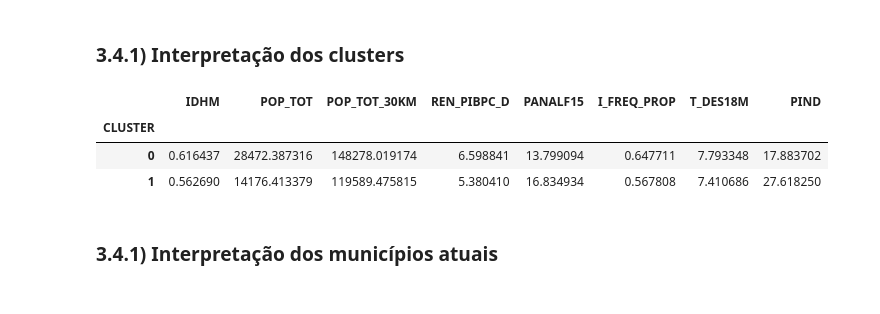
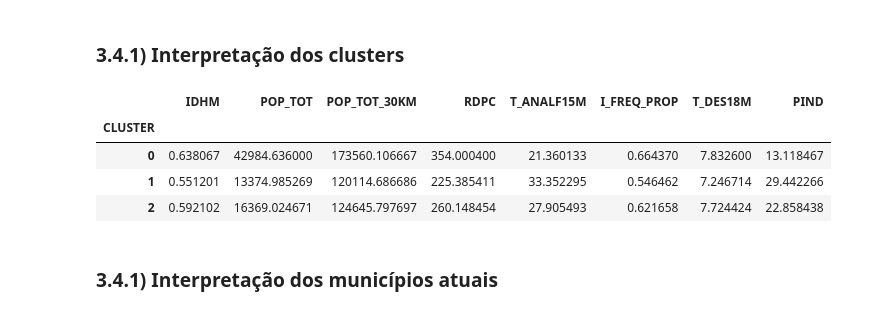
Before and after one commit to caiosoter/BCG2023, a Jupyter notebook: Notebooks/AnaliseExploratoria_PCA_Clustering.ipynb, the cells around one changed output. Saved outputs shown, nothing was run; the diff lists cells and outputs as text; code cells hidden in the pictures.

```diff
--- a/Notebooks/AnaliseExploratoria_PCA_Clustering.ipynb
+++ b/Notebooks/AnaliseExploratoria_PCA_Clustering.ipynb
@@ -320,5 +319,5 @@ plt.show()
 # %%
-kmeans = KMeans(2, random_state = 42)
+kmeans = KMeans(3, random_state = 42)
 k_clusters = kmeans.fit_predict(df_reducted)
 print('Silhouette Score: ',round(silhouette_score(df_reducted, k_clusters),4))
 print('Davies-Bouldin Score: ',round(davies_bouldin_score(df_reducted, k_clusters),4))
@@ -336,23 +335,24 @@ Calinski-Harabasz Index:  329.4261
 # %%
 df['CLUSTER'] = k_clusters
 df[
     [
         'CLUSTER',
         'IDHM',
         'POP_TOT',
         'POP_TOT_30KM',
-        'REN_PIBPC_D',
-        'PANALF15',
+        'RDPC',
+        'T_ANALF15M',
         'I_FREQ_PROP',
         'T_DES18M',
         'PIND'
     ]
 ].groupby('CLUSTER').mean()
 # %% [output]
-|  | IDHM | POP_TOT | POP_TOT_30KM | REN_PIBPC_D | PANALF15 | I_FREQ_PROP | T_DES18M | PIND |
+|  | IDHM | POP_TOT | POP_TOT_30KM | RDPC | T_ANALF15M | I_FREQ_PROP | T_DES18M | PIND |
 | CLUSTER |  |  |  |  |  |  |  |  |
-| 0 | 0.616437 | 28472.387316 | 148278.019174 | 6.598841 | 13.799094 | 0.647711 | 7.793348 | 17.883702 |
-| 1 | 0.562690 | 14176.413379 | 119589.475815 | 5.380410 | 16.834934 | 0.567808 | 7.410686 | 27.618250 |
+| 0 | 0.638067 | 42984.636000 | 173560.106667 | 354.000400 | 21.360133 | 0.664370 | 7.832600 | 13.118467 |
+| 1 | 0.551201 | 13374.985269 | 120114.686686 | 225.385411 | 33.352295 | 0.546462 | 7.246714 | 29.442266 |
+| 2 | 0.592102 | 16369.024671 | 124645.797697 | 260.148454 | 27.905493 | 0.621658 | 7.724424 | 22.858438 |
 # %% [markdown]
 ### 3.4.1) Interpretação dos municípios atuais
 # %%
```
Also changed, not shown: parts of 26 cells of this notebook, 3 other files.
